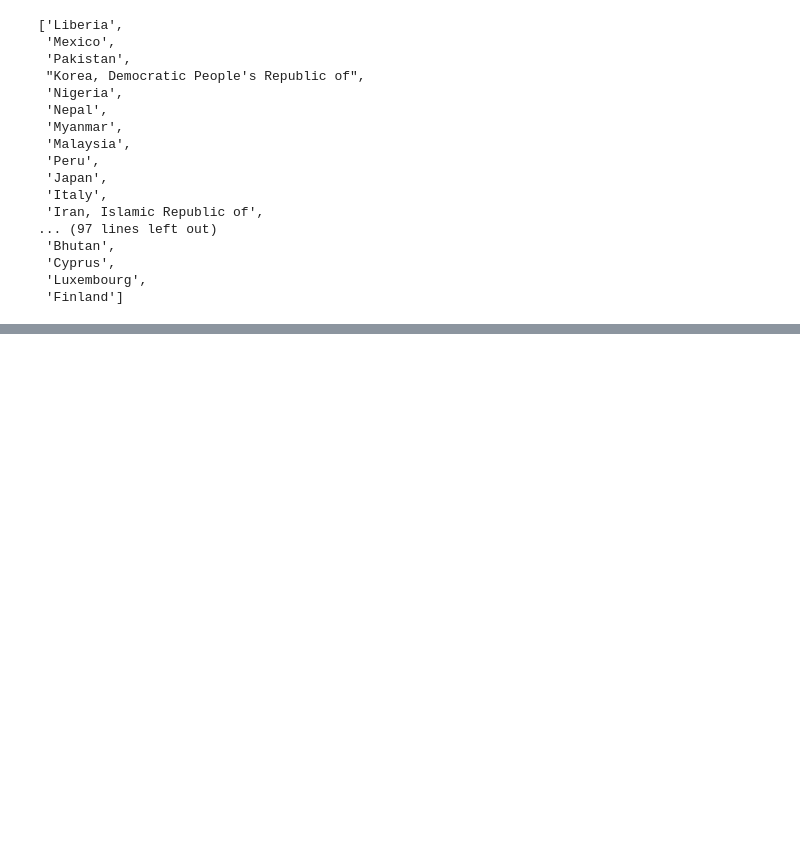
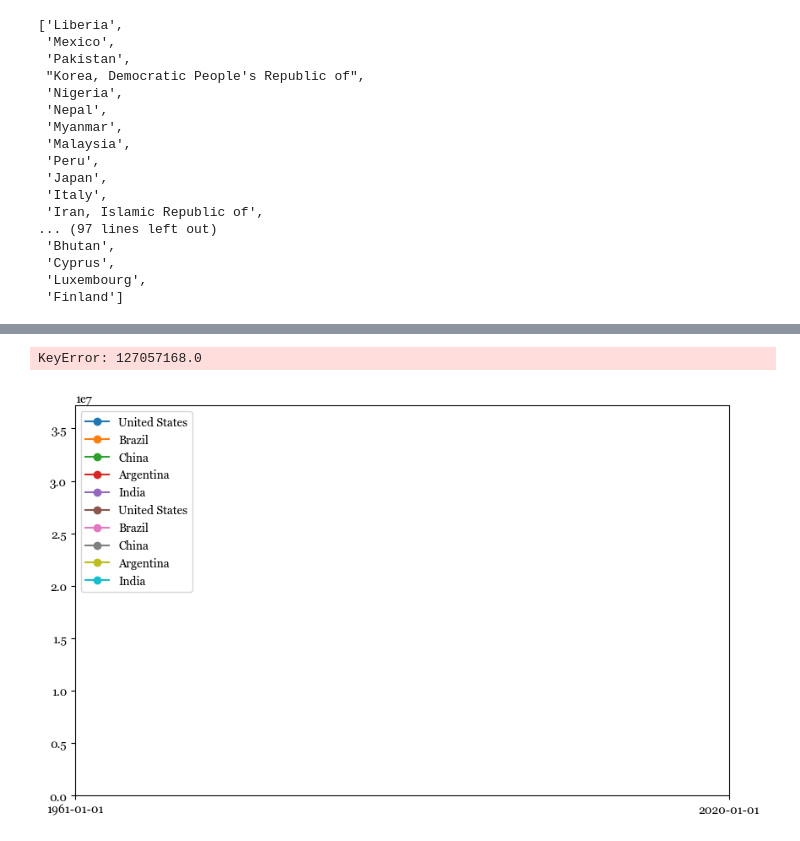
Before and after one commit to NereaRiveiro/Go-vegan, a Jupyter notebook: notebook/pa.ipynb, the cells around one changed output, grey strips where cells are left out. Drawn from its saved outputs; the diff is of its cells as text; code cells hidden in the pictures; blank space fills up the shorter version.

```diff
--- a/notebook/pa.ipynb
+++ b/notebook/pa.ipynb
@@ -363,0 +472,62 @@ paises
+# %%
+soy.loc[soy['Entity'] == 'Brazil', soy['Area harvested'].max()]
+# %% [output]
+KeyError: 127057168.0
+# %%
+# Filtrar el DataFrame para incluir solo los países de la lista 'paises'
+df_filtered = soy[soy['Entity'].isin(paises)]
+
+# Agrupar los datos por país y año, y calcular la suma del área cosechada en hectáreas
+grouped = df_filtered.groupby(['Entity', 'Year'])['Area harvested'].sum().reset_index()
+
+# Obtener los 5 países con el mayor área cosechada
+top_countries = grouped.groupby('Entity')['Area harvested'].sum().nlargest(5).index
+
+# Filtrar los datos para incluir solo los cinco países con mayor área cosechada
+df_top_countries = grouped[grouped['Entity'].isin(top_countries)]
+
+# Crear una figura y un eje
+fig, ax = plt.subplots(figsize=(10, 6))
+
+# Configurar el eje y los límites
+ax.set_xlim(df_top_countries['Year'].min(), df_top_countries['Year'].max())
+ax.set_ylim(0, df_top_countries['Area harvested'].max())
+
+# Inicializar una lista vacía para almacenar las líneas de cada país
+lines = []
+
+# Definir una función para inicializar el gráfico
+def init():
+    for country in top_countries:
+        line, = ax.plot([], [], marker='o', label=country)
+        lines.append(line)
+    ax.legend(loc='upper left')
+    return lines
+
+# Definir una función para actualizar el gráfico en cada fotograma de la animación
+def update(frame):
+    ax.clear()
+    ax.set_xlim(df_top_countries['Year'].min(), df_top_countries['Year'].max())
+    ax.set_ylim(0, df_top_countries['Area harvested'].max())
+    ax.set_title(f'Año {frame}')
+    ax.set_xlabel('Año')
+    ax.set_ylabel('Área cosechada (hectáreas)')
+
+    data = df_top_countries[df_top_countries['Year'] == frame]
+    for i, country in enumerate(top_countries):
+        country_data = data[data['Entity'] == country]
+        lines[i], = ax.plot(country_data['Year'], country_data['Area harvested'], marker='o', label=country)
+
+    ax.legend(loc='upper left')
+    return lines
+
+# Crear la animación
+ani = FuncAnimation(fig, update, frames=df_top_countries['Year'].unique(), init_func=init, blit=True)
+
+# Guardar la animación como un archivo de video (requiere FFMpeg instalado)
+# ani.save('evolucion_area_cosechada.mp4', writer='ffmpeg')
+
+# Mostrar el gráfico (opcional)
+plt.show()
+# %% [output]
+[figure, added]
```
Also changed, not shown: parts of 18 cells of this notebook.
